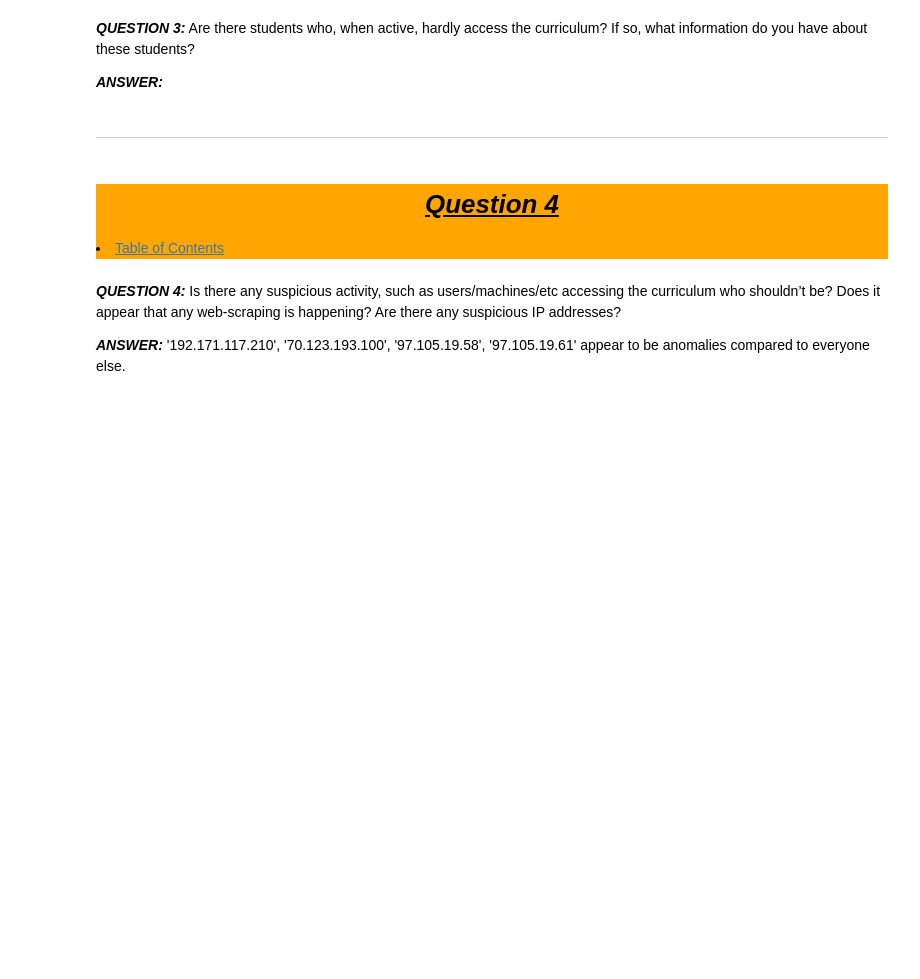
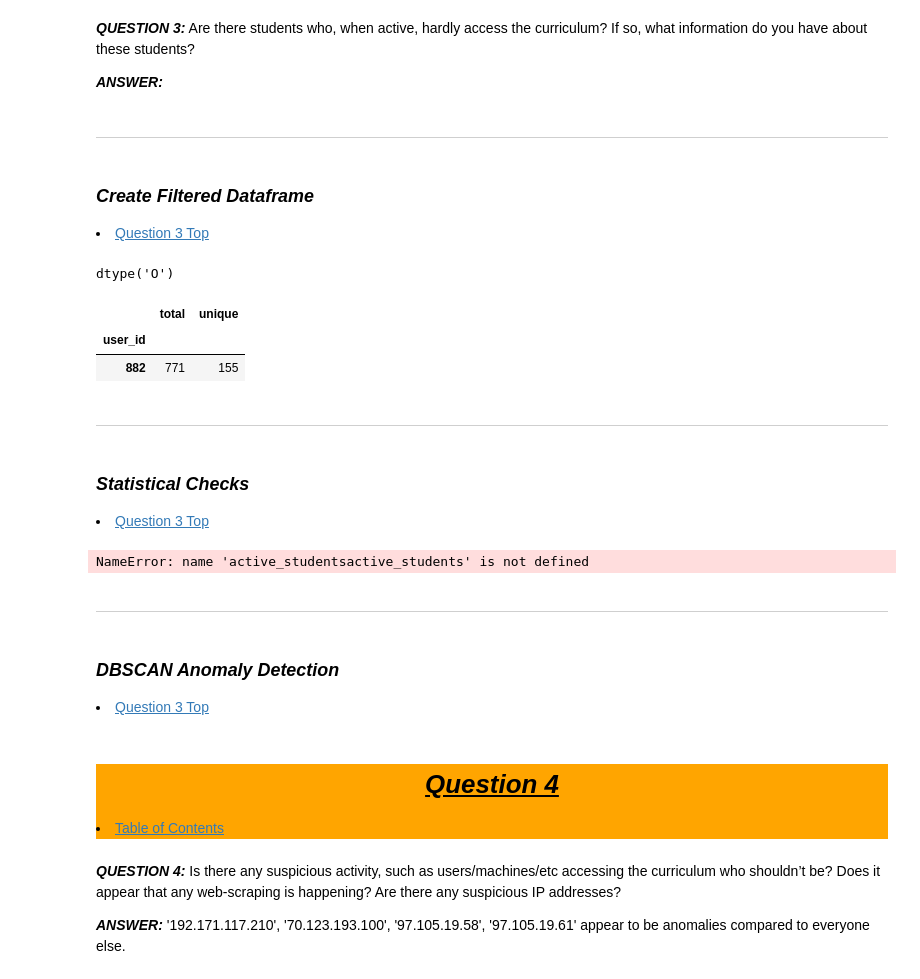
Before and after one commit to Jared-Wood135/anomaly-detection-exercises, a Jupyter notebook: explore.ipynb, the cells around one changed output. Saved outputs shown, nothing was run; the diff lists cells and outputs as text; code cells hidden in the pictures; blank space fills up the shorter version.

```diff
--- a/explore.ipynb
+++ b/explore.ipynb
@@ -104,6 +104,6 @@ curr_logs.sample()
 # %%
 # Ensure index is recognized as datetime dtype
-curr_logs.index = pd.to_datetime(curr_logs.index)
+#curr_logs.index = pd.to_datetime(curr_logs.index)
 curr_logs.index.dtype
 # %% [output]
 dtype('<M8[ns]')
@@ -237,3 +240,47 @@ most_viewed_lessons
 <b><i>ANSWER:</i></b>
 # %% [markdown]
 ---
+# %% [markdown]
+<a id='q3df'></a>
+<h3><b><i>
+    Create Filtered Dataframe
+</i></b></h3>
+<li><a href='#q3'>Question 3 Top</a></li>
+# %%
+test = curr_logs[curr_logs.index < curr_logs.cohort_end_date]
+test.cohort_end_date.dtype
+# %% [output]
+dtype('O')
+# %%
+# Create temp df with ONLY students DURING program timeframe (731 total)
+active_students = curr_logs[curr_logs.index < curr_logs.cohort_end_date]
+active_students_total = pd.DataFrame(active_students.groupby('user_id').path.count())
+active_students_total = active_students_total.rename(columns={'path' : 'total'})
+active_students_unique = pd.DataFrame(active_students.groupby('user_id').path.nunique())
+active_students_unique = active_students_unique.rename(columns={'path' : 'unique'})
+active_students = pd.concat([active_students_total, active_students_unique], axis=1)
+active_students.sample()
+# %% [output]
+|  | total | unique |
+| user_id |  |  |
+| 882 | 771 | 155 |
+# %% [markdown]
+---
+# %% [markdown]
+<a id='q3stats'></a>
+<h3><b><i>
+    Statistical Checks
+</i></b></h3>
+<li><a href='#q3'>Question 3 Top</a></li>
+# %%
+active_studentsactive_students.total < 100
+# %% [output]
+NameError: name 'active_studentsactive_students' is not defined
+# %% [markdown]
+---
+# %% [markdown]
+<a id='q3dbscan'></a>
+<h3><b><i>
+    DBSCAN Anomaly Detection
+</i></b></h3>
+<li><a href='#q3'>Question 3 Top</a></li>
```
Also changed, not shown: parts of 13 cells of this notebook.
